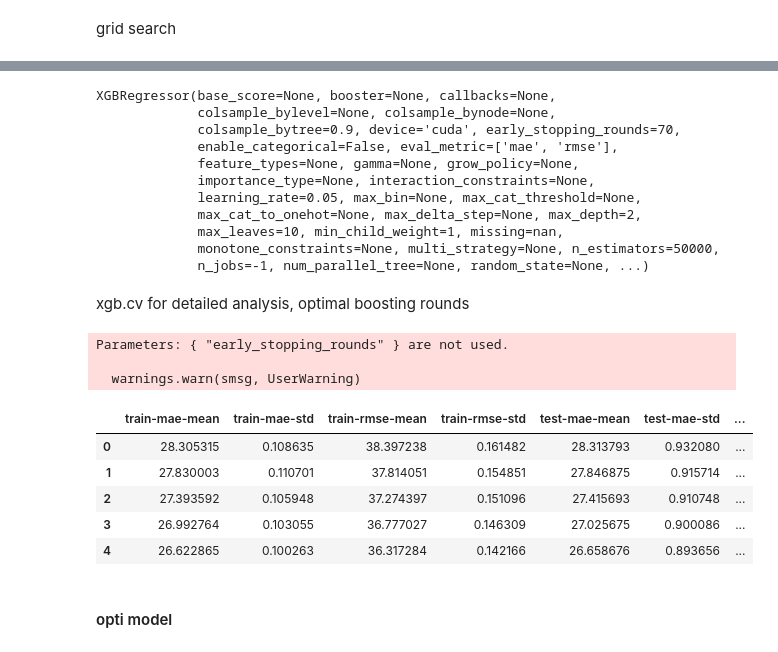
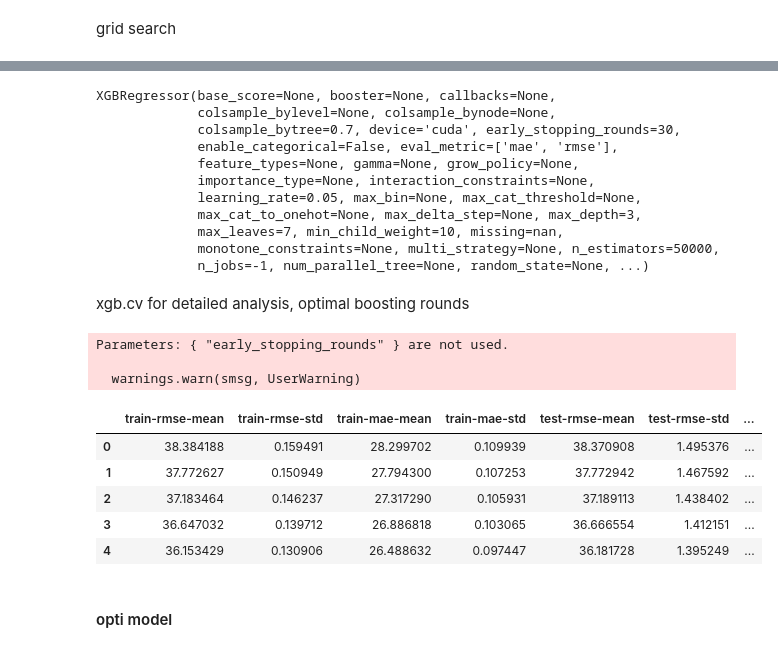
Before and after one commit to daltonlowery26/DIPS, a Jupyter notebook: models/wrc_models/wrc_regression/reg_02_24.ipynb, the cells around one changed output, grey strips where cells are left out. Drawn from its saved outputs; the diff is of its cells as text; code cells hidden in the pictures.

```diff
--- a/models/wrc_models/wrc_regression/reg_02_24.ipynb
+++ b/models/wrc_models/wrc_regression/reg_02_24.ipynb
@@ -11,8 +11,8 @@ os.chdir('C:/Users/dalto/OneDrive/Pictures/Documents/Projects/MLB Season Model/'
 # %%
 # import data
 data_02_24 = pd.read_csv('./data/cleaned/data_02_24.csv')
-df = data_02_24.copy() # import data
-df = df.drop(columns=['Unnamed: 0'])
+df = data_02_24.drop(columns=['Unnamed: 0'])
+df = df.dropna()
 # %% [markdown]
 #### find the z_score of each stat
 weighted avg of year, std of year, 10 away from 100 is one std
@@ -172,4 +154,5 @@ train_z.corr(numeric_only=True)
 # %%
-X = train_z.drop(columns=['Name', 'Season', 'BsR', 'Def', 'next_wrc+', 'O-Contact%','Z-Swing%', 'O-Swing%'])
+train_z1 = train_z[train_z['next_pa'] > 85] # more then 250 PA in the next season
+X = train_z.drop(columns=['Name', 'Season','next_wrc+', 'next_pa', 'BsR', 'Def'])
 Y = train_z['next_wrc+']
 xtrain, xtest, ytrain, ytest = train_test_split(X, Y, test_size=0.25, random_state=26)
@@ -276,17 +288,17 @@ Fitting 5 folds for each of 648 candidates, totalling 3240 fits
 # %%
-opti_para = {'colsample_bytree': 0.9, 'early_stopping_rounds': 70, 'learning_rate': 0.05, 'max_depth': 2, 'max_leaves': 10, 'min_child_weight': 1, 'subsample': 1}
+opti_para = {'colsample_bytree': 0.7, 'early_stopping_rounds': 30, 'learning_rate': 0.05, 'max_depth': 3, 'max_leaves': 7, 'min_child_weight': 10, 'subsample': 0.6}
 # update model parameters
 model.set_params(**opti_para)
 # %% [output]
 XGBRegressor(base_score=None, booster=None, callbacks=None,
              colsample_bylevel=None, colsample_bynode=None,
-             colsample_bytree=0.9, device='cuda', early_stopping_rounds=70,
+             colsample_bytree=0.7, device='cuda', early_stopping_rounds=30,
              enable_categorical=False, eval_metric=['mae', 'rmse'],
              feature_types=None, gamma=None, grow_policy=None,
              importance_type=None, interaction_constraints=None,
              learning_rate=0.05, max_bin=None, max_cat_threshold=None,
-             max_cat_to_onehot=None, max_delta_step=None, max_depth=2,
-             max_leaves=10, min_child_weight=1, missing=nan,
+             max_cat_to_onehot=None, max_delta_step=None, max_depth=3,
+             max_leaves=7, min_child_weight=10, missing=nan,
              monotone_constraints=None, multi_strategy=None, n_estimators=50000,
              n_jobs=-1, num_parallel_tree=None, random_state=None, ...)
 # %% [markdown]
@@ -294,18 +306,18 @@ xgb.cv for detailed analysis, optimal boosting rounds
 # %%
 matrix_data = xgb.DMatrix(X, Y)
 
-fmodel = xgb.cv(opti_para, dtrain=matrix_data, num_boost_round=1000, nfold=10, metrics= ['mae', 'rmse'], as_pandas=True, seed=26, early_stopping_rounds=70)
+fmodel = xgb.cv(opti_para, dtrain=matrix_data, num_boost_round=1000, nfold=10, metrics= ['rmse', 'mae'], as_pandas=True, seed=26, early_stopping_rounds=30)
 fmodel.head()
 # %% [output]
 Parameters: { "early_stopping_rounds" } are not used.
 
   warnings.warn(smsg, UserWarning)
-|  | train-mae-mean | train-mae-std | train-rmse-mean | train-rmse-std | test-mae-mean | test-mae-std | ... |
-| 0 | 28.305315 | 0.108635 | 38.397238 | 0.161482 | 28.313793 | 0.932080 | ... |
-| 1 | 27.830003 | 0.110701 | 37.814051 | 0.154851 | 27.846875 | 0.915714 | ... |
-| 2 | 27.393592 | 0.105948 | 37.274397 | 0.151096 | 27.415693 | 0.910748 | ... |
-| 3 | 26.992764 | 0.103055 | 36.777027 | 0.146309 | 27.025675 | 0.900086 | ... |
-| 4 | 26.622865 | 0.100263 | 36.317284 | 0.142166 | 26.658676 | 0.893656 | ... |
+|  | train-rmse-mean | train-rmse-std | train-mae-mean | train-mae-std | test-rmse-mean | test-rmse-std | ... |
+| 0 | 38.384188 | 0.159491 | 28.299702 | 0.109939 | 38.370908 | 1.495376 | ... |
+| 1 | 37.772627 | 0.150949 | 27.794300 | 0.107253 | 37.772942 | 1.467592 | ... |
+| 2 | 37.183464 | 0.146237 | 27.317290 | 0.105931 | 37.189113 | 1.438402 | ... |
+| 3 | 36.647032 | 0.139712 | 26.886818 | 0.103065 | 36.666554 | 1.412151 | ... |
+| 4 | 36.153429 | 0.130906 | 26.488632 | 0.097447 | 36.181728 | 1.395249 | ... |
 # %% [markdown]
 #### opti model
 # %%
```
Also changed, not shown: parts of 22 cells of this notebook, 2 other files.
